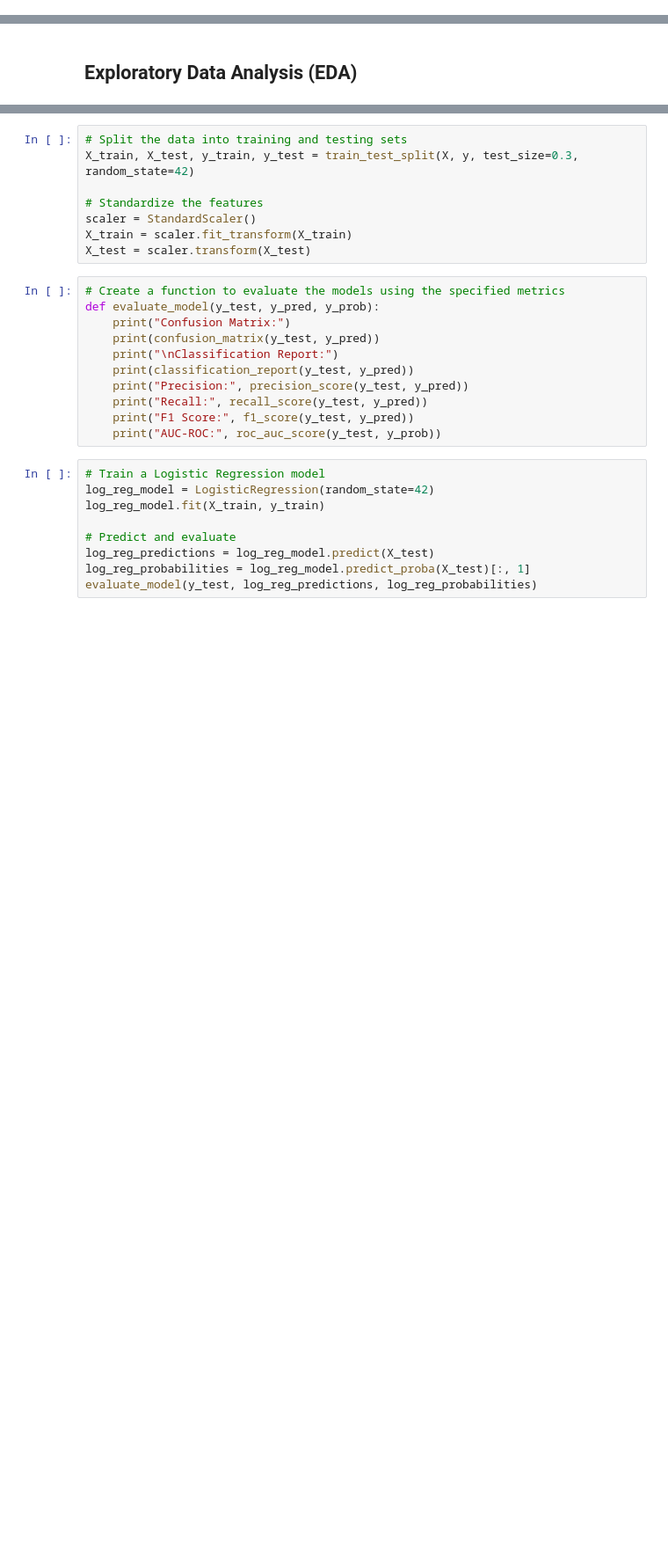
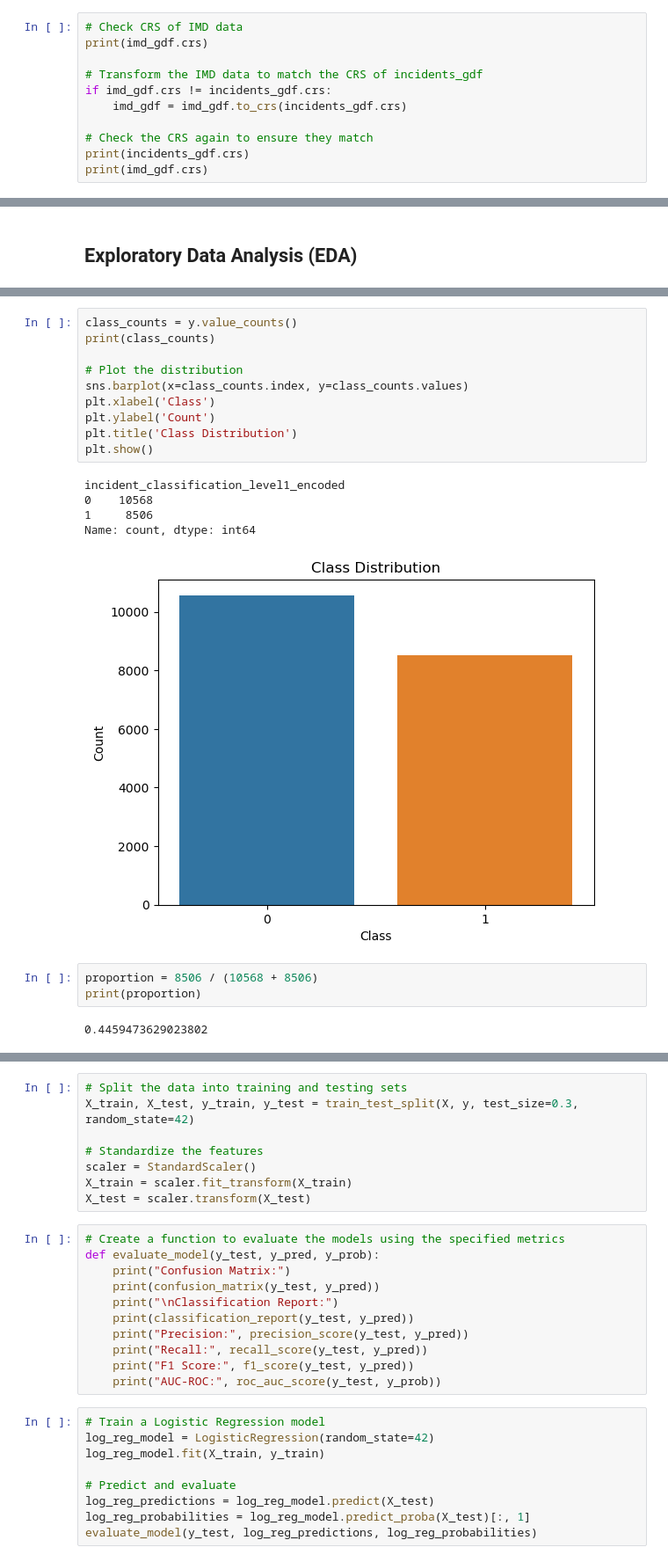
Before and after one commit to gordenleee/CASA_2024_Yunlong_Li, a Jupyter notebook: dissertation.ipynb, the cells around one changed output, grey strips where cells are left out. Shown at 88% size. Drawn from its saved outputs; the diff is of its cells as text; blank space fills up the shorter version.

```diff
--- a/dissertation.ipynb
+++ b/dissertation.ipynb
@@ -417,0 +551,11 @@ EPSG:3857
+# %%
+# Check CRS of IMD data
+print(imd_gdf.crs)
+
+# Transform the IMD data to match the CRS of incidents_gdf
+if imd_gdf.crs != incidents_gdf.crs:
+    imd_gdf = imd_gdf.to_crs(incidents_gdf.crs)
+
+# Check the CRS again to ensure they match
+print(incidents_gdf.crs)
+print(imd_gdf.crs)
@@ -524 +727,22 @@ print(y.head())
 Name: incident_classification_level1_encoded, dtype: int64
+# %%
+class_counts = y.value_counts()
+print(class_counts)
+
+# Plot the distribution
+sns.barplot(x=class_counts.index, y=class_counts.values)
+plt.xlabel('Class')
+plt.ylabel('Count')
+plt.title('Class Distribution')
+plt.show()
+# %% [output]
+incident_classification_level1_encoded
+0    10568
+1     8506
+Name: count, dtype: int64
+[figure, added]
+# %%
+proportion = 8506 / (10568 + 8506)
+print(proportion)
+# %% [output]
+0.4459473629023802
```
Also changed, not shown: parts of 24 cells of this notebook.
